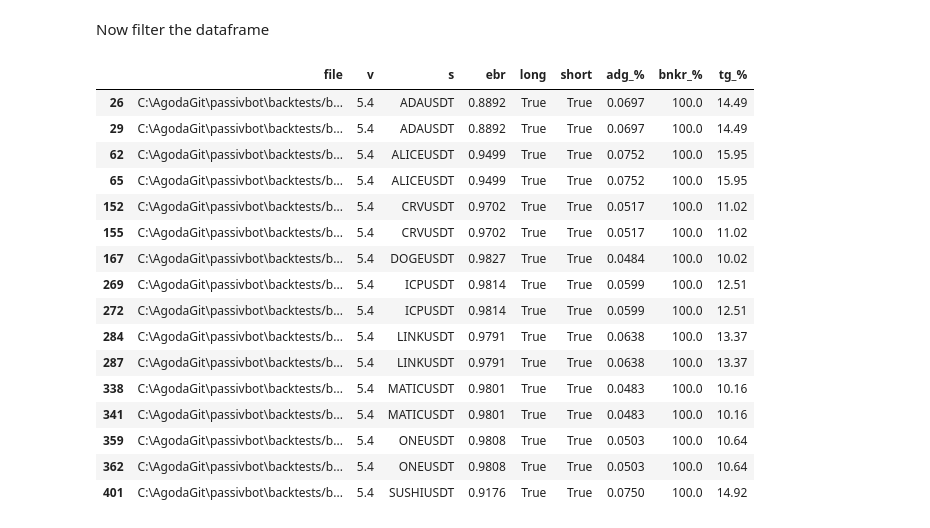
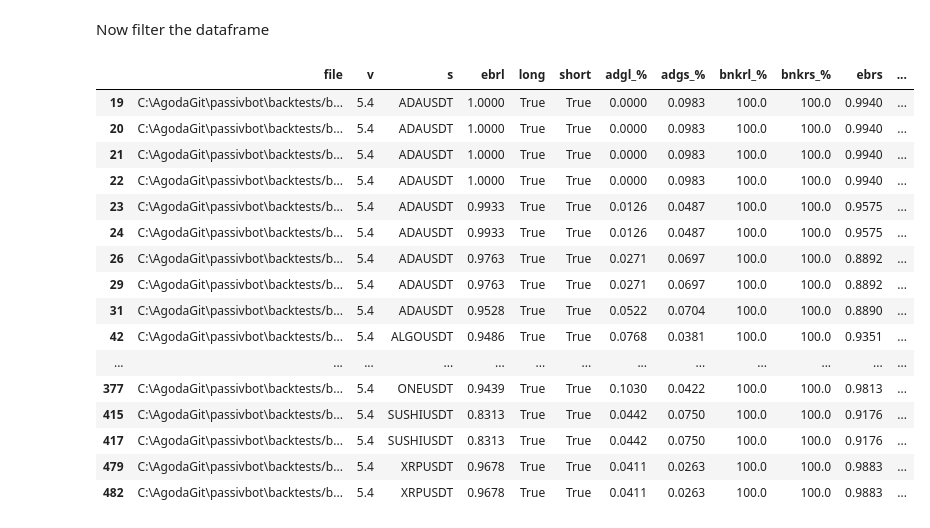
Before and after one commit to shroukkhan/passivbot, a Jupyter notebook: analyze_result.ipynb, the cells around one changed output. Saved outputs shown, nothing was run; the diff lists cells and outputs as text; code cells hidden in the pictures.

```diff
--- a/analyze_result.ipynb
+++ b/analyze_result.ipynb
@@ -59,52 +76,56 @@ Now filter the dataframe
 # %%
 allowed_symbols = ["ETHUSDT", "XRPUSDT", "1000SHIBUSDT", "DOGEUSDT", "ADAUSDT",
                    "BNBUSDT", "MATICUSDT", "DOTUSDT", "SANDUSDT", "FTMUSDT",
                    "LTCUSDT", "LINKUSDT", "MANAUSDT", "ETCUSDT", "EOSUSDT",
                    "ATOMUSDT", "FILUSDT", "ICPUSDT", "ALICEUSDT", "LRCUSDT",
                    "BCHUSDT", "SUSHIUSDT", "XTZUSDT", "THETAUSDT", "CRVUSDT",
                    "ALGOUSDT", "CHZUSDT", "TRXUSDT", "VETUSDT", "CHRUSDT",
                    "ONEUSDT", "OMGUSDT", "XLMUSDT", "RUNEUSDT", "ENJUSDT",
                    "CELRUSDT", "SXPUSDT", "1INCHUSDT", "SRMUSDT", "COTIUSDT",
                    "ZECUSDT", "QTUMUSDT", "GRTUSDT", "DENTUSDT", "SFPUSDT",
                    "STORJUSDT", "IOTAUSDT", "HOTUSDT", "NEOUSDT", "COMPUSDT",
                    "LINAUSDT", "KAVAUSDT", "BATUSDT", "WAVESUSDT", "IOSTUSDT",
                    "ALPHAUSDT", "RLCUSDT", "HBARUSDT", "DODOUSDT", "XMRUSDT",
                    "SNXUSDT", "ANKRUSDT", "DASHUSDT", "REEFUSDT", "ZENUSDT",
                    "CVCUSDT", "RENUSDT", "ICXUSDT", "RSRUSDT", "SKLUSDT",
                    "NKNUSDT", "BELUSDT", "ONTUSDT", "OGNUSDT", "BLZUSDT",
                    "MTLUSDT", "CTKUSDT", "RVNUSDT", "LITUSDT", "MKRUSDT",
                    "OCEANUSDT", "ZILUSDT", "UNFIUSDT", "BANDUSDT", "YFIIUSDT",
                    "TOMOUSDT", "TRBUSDT", "KNCUSDT", "STMXUSDT", "ZRXUSDT",
                    "SCUSDT", "AKROUSDT", "XEMUSDT", "FLMUSDT", "BALUSDT",
                    "BTSUSDT", "DGBUSDT", "DEFIUSDT"]
 
 #allowed_symbols = ['ETHUSDT']
 
-df = big_data[(big_data.s.isin(allowed_symbols)) &
-              (big_data['bnkr_%'] > 95.0) &
-              (big_data['tg_%'] > 10) &
-              (big_data['v'] == '5.4')
+df = big_data[(big_data.s.isin(allowed_symbols))
               & (big_data['long'] == True)
               & (big_data['short'] == True)
-              & (big_data['ebr'] > .85)
-            ]
+
+              & (big_data['bnkrl_%'] > 95.0)
+              & (big_data['bnkrs_%'] > 95.0)
+
+              & (big_data['v'] == '5.4')
+
+              # & (big_data['tg_%'] > 10)
+              # & (big_data['ebr'] > .85)
+              ]
 df
 # %% [output]
-|  | file | v | s | ebr | long | short | adg_% | bnkr_% | tg_% |
-| 26 | C:\AgodaGit\passivbot\backtests/b... | 5.4 | ADAUSDT | 0.8892 | True | True | 0.0697 | 100.0 | 14.49 |
-| 29 | C:\AgodaGit\passivbot\backtests/b... | 5.4 | ADAUSDT | 0.8892 | True | True | 0.0697 | 100.0 | 14.49 |
-| 62 | C:\AgodaGit\passivbot\backtests/b... | 5.4 | ALICEUSDT | 0.9499 | True | True | 0.0752 | 100.0 | 15.95 |
-| 65 | C:\AgodaGit\passivbot\backtests/b... | 5.4 | ALICEUSDT | 0.9499 | True | True | 0.0752 | 100.0 | 15.95 |
-| 152 | C:\AgodaGit\passivbot\backtests/b... | 5.4 | CRVUSDT | 0.9702 | True | True | 0.0517 | 100.0 | 11.02 |
-| 155 | C:\AgodaGit\passivbot\backtests/b... | 5.4 | CRVUSDT | 0.9702 | True | True | 0.0517 | 100.0 | 11.02 |
-| 167 | C:\AgodaGit\passivbot\backtests/b... | 5.4 | DOGEUSDT | 0.9827 | True | True | 0.0484 | 100.0 | 10.02 |
-| 269 | C:\AgodaGit\passivbot\backtests/b... | 5.4 | ICPUSDT | 0.9814 | True | True | 0.0599 | 100.0 | 12.51 |
-| 272 | C:\AgodaGit\passivbot\backtests/b... | 5.4 | ICPUSDT | 0.9814 | True | True | 0.0599 | 100.0 | 12.51 |
-| 284 | C:\AgodaGit\passivbot\backtests/b... | 5.4 | LINKUSDT | 0.9791 | True | True | 0.0638 | 100.0 | 13.37 |
-| 287 | C:\AgodaGit\passivbot\backtests/b... | 5.4 | LINKUSDT | 0.9791 | True | True | 0.0638 | 100.0 | 13.37 |
-| 338 | C:\AgodaGit\passivbot\backtests/b... | 5.4 | MATICUSDT | 0.9801 | True | True | 0.0483 | 100.0 | 10.16 |
-| 341 | C:\AgodaGit\passivbot\backtests/b... | 5.4 | MATICUSDT | 0.9801 | True | True | 0.0483 | 100.0 | 10.16 |
-| 359 | C:\AgodaGit\passivbot\backtests/b... | 5.4 | ONEUSDT | 0.9808 | True | True | 0.0503 | 100.0 | 10.64 |
-| 362 | C:\AgodaGit\passivbot\backtests/b... | 5.4 | ONEUSDT | 0.9808 | True | True | 0.0503 | 100.0 | 10.64 |
-| 401 | C:\AgodaGit\passivbot\backtests/b... | 5.4 | SUSHIUSDT | 0.9176 | True | True | 0.0750 | 100.0 | 14.92 |
+|  | file | v | s | ebrl | long | short | adgl_% | adgs_% | bnkrl_% | bnkrs_% | ebrs | ... |
+| 19 | C:\AgodaGit\passivbot\backtests/b... | 5.4 | ADAUSDT | 1.0000 | True | True | 0.0000 | 0.0983 | 100.0 | 100.0 | 0.9940 | ... |
+| 20 | C:\AgodaGit\passivbot\backtests/b... | 5.4 | ADAUSDT | 1.0000 | True | True | 0.0000 | 0.0983 | 100.0 | 100.0 | 0.9940 | ... |
+| 21 | C:\AgodaGit\passivbot\backtests/b... | 5.4 | ADAUSDT | 1.0000 | True | True | 0.0000 | 0.0983 | 100.0 | 100.0 | 0.9940 | ... |
+| 22 | C:\AgodaGit\passivbot\backtests/b... | 5.4 | ADAUSDT | 1.0000 | True | True | 0.0000 | 0.0983 | 100.0 | 100.0 | 0.9940 | ... |
+| 23 | C:\AgodaGit\passivbot\backtests/b... | 5.4 | ADAUSDT | 0.9933 | True | True | 0.0126 | 0.0487 | 100.0 | 100.0 | 0.9575 | ... |
+| 24 | C:\AgodaGit\passivbot\backtests/b... | 5.4 | ADAUSDT | 0.9933 | True | True | 0.0126 | 0.0487 | 100.0 | 100.0 | 0.9575 | ... |
+| 26 | C:\AgodaGit\passivbot\backtests/b... | 5.4 | ADAUSDT | 0.9763 | True | True | 0.0271 | 0.0697 | 100.0 | 100.0 | 0.8892 | ... |
+| 29 | C:\AgodaGit\passivbot\backtests/b... | 5.4 | ADAUSDT | 0.9763 | True | True | 0.0271 | 0.0697 | 100.0 | 100.0 | 0.8892 | ... |
+| 31 | C:\AgodaGit\passivbot\backtests/b... | 5.4 | ADAUSDT | 0.9528 | True | True | 0.0522 | 0.0704 | 100.0 | 100.0 | 0.8890 | ... |
+| 42 | C:\AgodaGit\passivbot\backtests/b... | 5.4 | ALGOUSDT | 0.9486 | True | True | 0.0768 | 0.0381 | 100.0 | 100.0 | 0.9351 | ... |
+| ... | ... | ... | ... | ... | ... | ... | ... | ... | ... | ... | ... | ... |
+| 377 | C:\AgodaGit\passivbot\backtests/b... | 5.4 | ONEUSDT | 0.9439 | True | True | 0.1030 | 0.0422 | 100.0 | 100.0 | 0.9813 | ... |
+| 415 | C:\AgodaGit\passivbot\backtests/b... | 5.4 | SUSHIUSDT | 0.8313 | True | True | 0.0442 | 0.0750 | 100.0 | 100.0 | 0.9176 | ... |
+| 417 | C:\AgodaGit\passivbot\backtests/b... | 5.4 | SUSHIUSDT | 0.8313 | True | True | 0.0442 | 0.0750 | 100.0 | 100.0 | 0.9176 | ... |
+| 479 | C:\AgodaGit\passivbot\backtests/b... | 5.4 | XRPUSDT | 0.9678 | True | True | 0.0411 | 0.0263 | 100.0 | 100.0 | 0.9883 | ... |
+| 482 | C:\AgodaGit\passivbot\backtests/b... | 5.4 | XRPUSDT | 0.9678 | True | True | 0.0411 | 0.0263 | 100.0 | 100.0 | 0.9883 | ... |
 # %%
```
Also changed, not shown: parts of 3 cells of this notebook, 16 other files.
